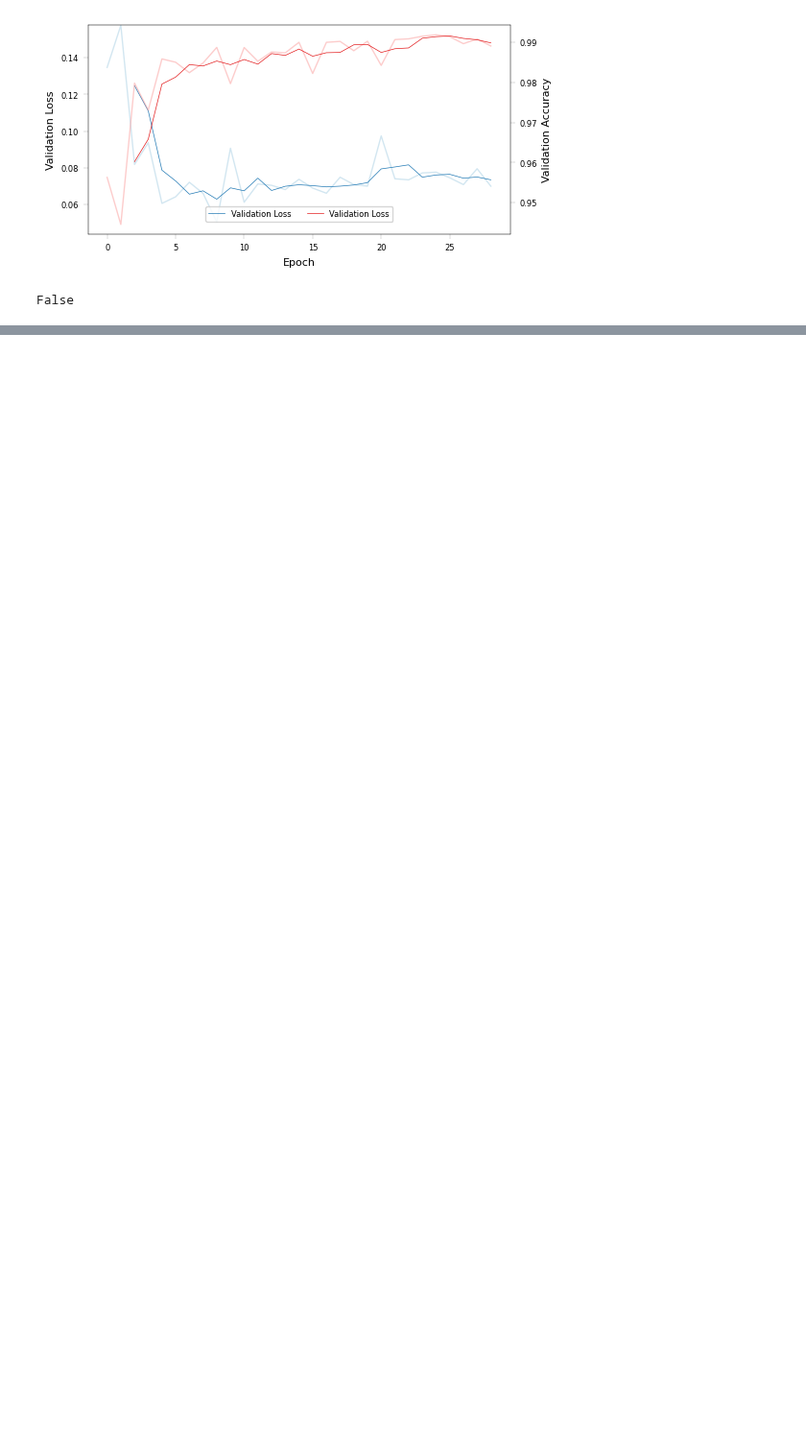
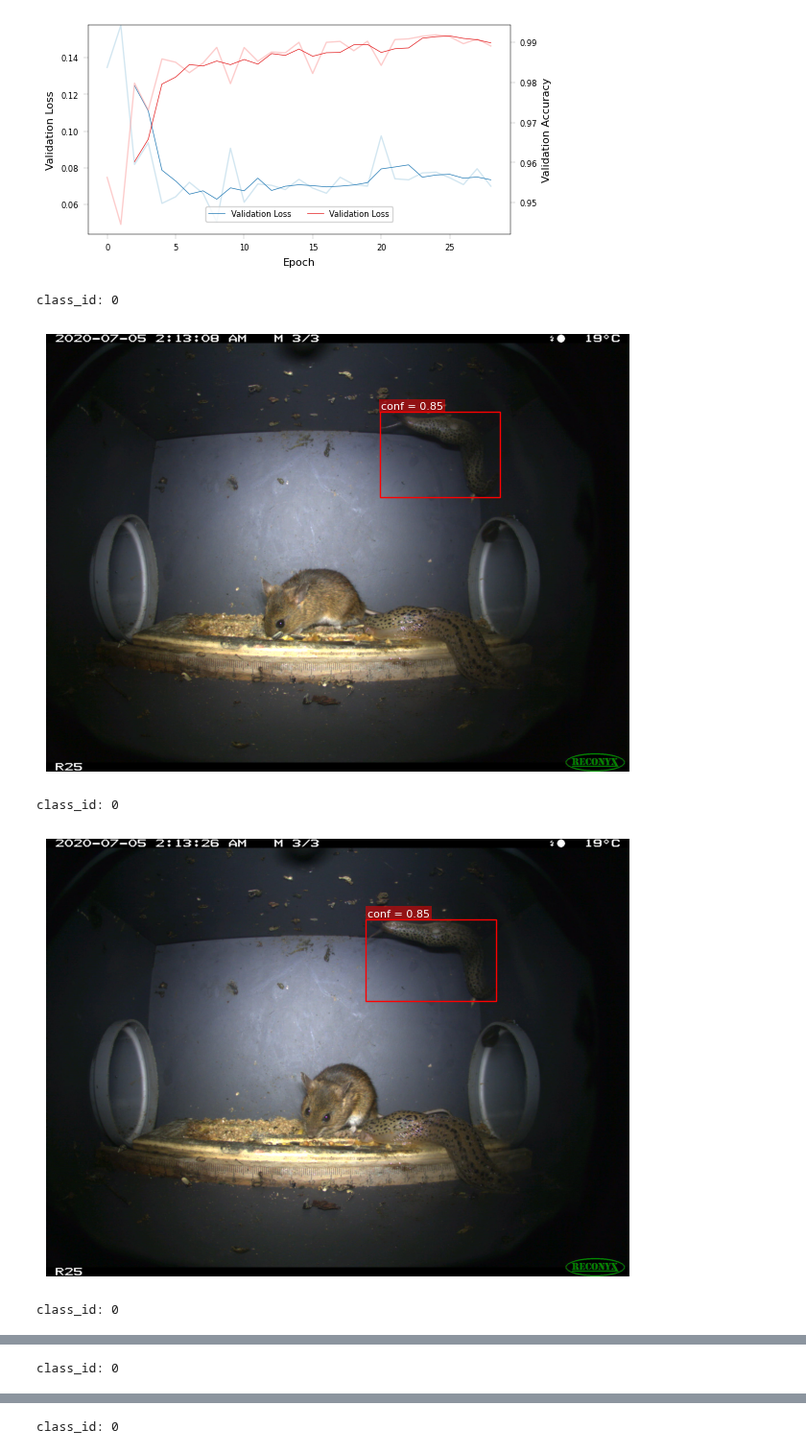
Before and after one commit to juliankraft/BachelorThesis, a Jupyter notebook: code/eval/analyze_results.ipynb, the cells around one changed output, grey strips where cells are left out. Shown at 96% size. Saved outputs shown, nothing was run; the diff lists cells and outputs as text; code cells hidden in the pictures; blank space fills up the shorter version.

```diff
--- a/code/eval/analyze_results.ipynb
+++ b/code/eval/analyze_results.ipynb
@@ -123,31 +130,4 @@ best_model_loss = plot_model_metrics(
                         )
 # %% [output]
 [figure]
-# %%
-# evaluating prediction performance
-
-predictions_path = Path('/cfs/earth/scratch/kraftjul/BA/output/runs/efficient_v1/predictions.csv')
-dataset_path = Path('/cfs/earth/scratch/kraftjul/BA/output/runs/efficient_v1/dataset.csv')
-
-dataset = pd.read_csv(dataset_path)
-predictions = pd.read_csv(predictions_path).drop(columns=['class_id'])
-
-# Merge the predictions with the dataset by index
-
-df = pd.merge(dataset, predictions, left_index=True, right_index=True)
-
-def safe_eval(x):
-    if isinstance(x, str):
-        return ast.literal_eval(x)
-    return x
-
-for col in ['bbox', 'probs']:
-    df[col] = df[col].apply(safe_eval)
-
-df['correct'] = df['class_id'] == df['pred_id']
-
-df['probs_max'] = [
-    prob_list[pred]
-    for prob_list, pred in zip(df['probs'], df['pred_id'])
-]
 # %%
@@ -180,5 +270,24 @@ run = LoadRun(
         )
-# %%
-run.cross_val
-# %% [output]
-False
+# %%
+df = run.get_prediction()
+idx_to_check = df[df['correct'] == False].sort_values(by='probs_max', ascending=False).iloc[0:5]['idx'].tolist()
+# %%
+for idx in idx_to_check:
+
+        sample = run.get_sample(idx)
+
+        print(f'class_id: {sample["class_id"]}')
+
+        plot = plot_image_with_bbox(
+                image=Image.open(sample['path']),
+                bbox=sample['bbox'],
+                conf=sample['conf']
+                )
+
+        display(plot)
+# %% [output]
+class_id: 0
+[figure, added]
+class_id: 0
+[figure, added]
+class_id: 0
@@ -184,0 +295 @@ False
+class_id: 0
@@ -184,0 +297 @@ False
+class_id: 0
```
Also changed, not shown: parts of 7 cells of this notebook.
